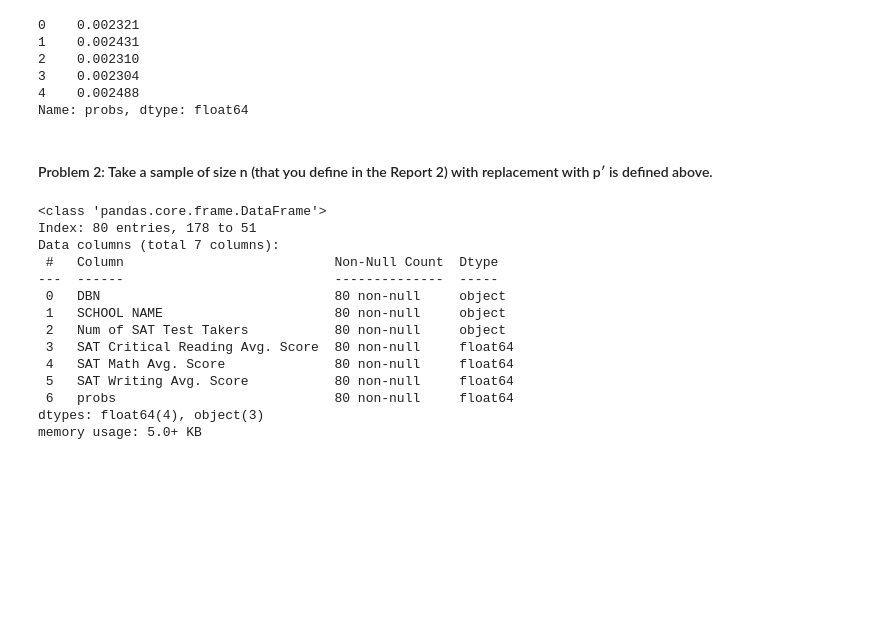
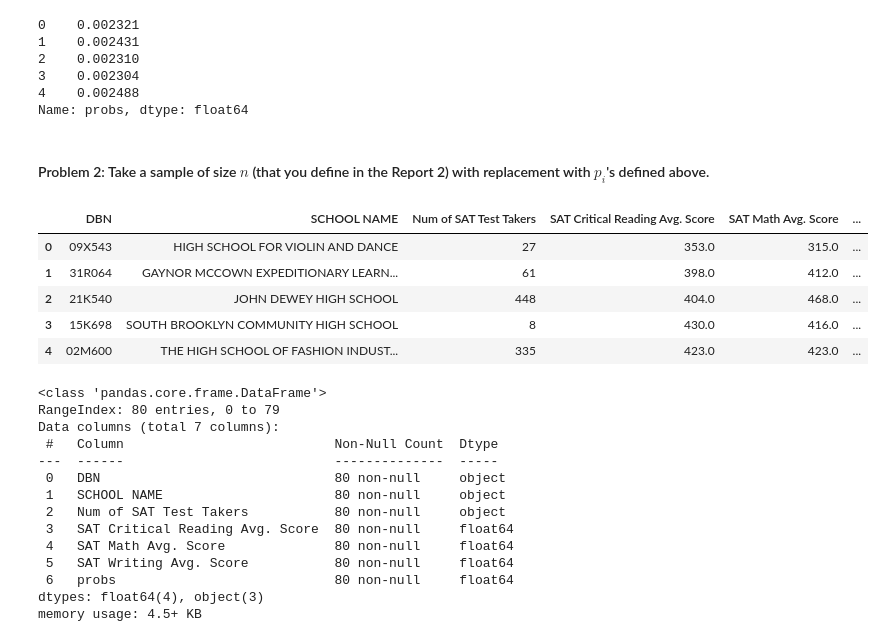
Before and after one commit to abachhu/stat440_project, a Jupyter notebook: stat440_report3.ipynb, the cells around one changed output. Saved outputs shown, nothing was run; the diff lists cells and outputs as text; code cells hidden in the pictures; blank space fills up the shorter version.

```diff
--- a/stat440_report3.ipynb
+++ b/stat440_report3.ipynb
@@ -77,7 +77,7 @@ df["probs"].head()
 4    0.002488
 Name: probs, dtype: float64
 # %% [markdown]
-#### Problem 2: Take a sample of size n (that you define in the Report 2) with replacement with p′ is defined above.
+#### Problem 2: Take a sample of size $n$ (that you define in the Report 2) with replacement with $p_i$'s defined above.
 # %%
 # Sample size
 n = 80
@@ -85,18 +86,28 @@ sampled_df = df.sample(n=n, weights=df["probs"], replace=True, random_state=42)
 # %%
-sampled_df.info()
+sampled_df.reset_index(drop=True, inplace=True)
+sampled_df.head()
 # %% [output]
-<class 'pandas.core.frame.DataFrame'>
-Index: 80 entries, 178 to 51
-Data columns (total 7 columns):
- #   Column                           Non-Null Count  Dtype
----  ------                           --------------  -----
- 0   DBN                              80 non-null     object
- 1   SCHOOL NAME                      80 non-null     object
- 2   Num of SAT Test Takers           80 non-null     object
- 3   SAT Critical Reading Avg. Score  80 non-null     float64
- 4   SAT Math Avg. Score              80 non-null     float64
- 5   SAT Writing Avg. Score           80 non-null     float64
- 6   probs                            80 non-null     float64
-dtypes: float64(4), object(3)
-memory usage: 5.0+ KB
+|  | DBN | SCHOOL NAME | Num of SAT Test Takers | SAT Critical Reading Avg. Score | SAT Math Avg. Score | ... |
+| 0 | 09X543 | HIGH SCHOOL FOR VIOLIN AND DANCE | 27 | 353.0 | 315.0 | ... |
+| 1 | 31R064 | GAYNOR MCCOWN EXPEDITIONARY LEARN... | 61 | 398.0 | 412.0 | ... |
+| 2 | 21K540 | JOHN DEWEY HIGH SCHOOL | 448 | 404.0 | 468.0 | ... |
+| 3 | 15K698 | SOUTH BROOKLYN COMMUNITY HIGH SCHOOL | 8 | 430.0 | 416.0 | ... |
+| 4 | 02M600 | THE HIGH SCHOOL OF FASHION INDUST... | 335 | 423.0 | 423.0 | ... |
+# %%
+sampled_df.info()
+# %% [output]
+<class 'pandas.core.frame.DataFrame'>
+RangeIndex: 80 entries, 0 to 79
+Data columns (total 7 columns):
+ #   Column                           Non-Null Count  Dtype
+---  ------                           --------------  -----
+ 0   DBN                              80 non-null     object
+ 1   SCHOOL NAME                      80 non-null     object
+ 2   Num of SAT Test Takers           80 non-null     object
+ 3   SAT Critical Reading Avg. Score  80 non-null     float64
+ 4   SAT Math Avg. Score              80 non-null     float64
+ 5   SAT Writing Avg. Score           80 non-null     float64
+ 6   probs                            80 non-null     float64
+dtypes: float64(4), object(3)
+memory usage: 4.5+ KB
 # %% [markdown]
```
Also changed, not shown: parts of 25 cells of this notebook.
